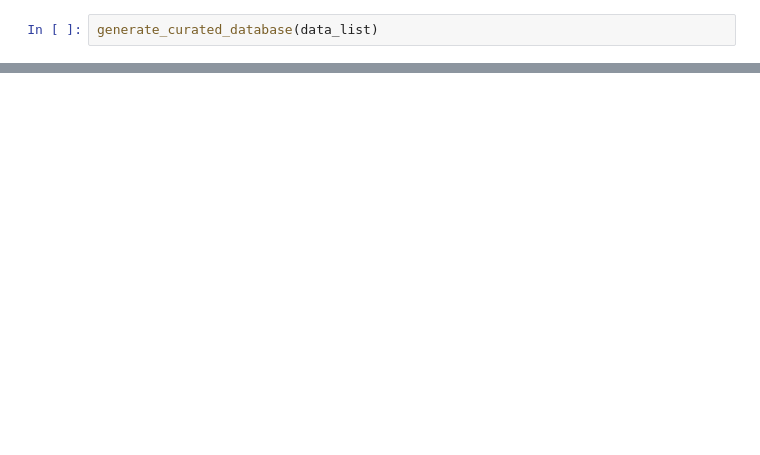
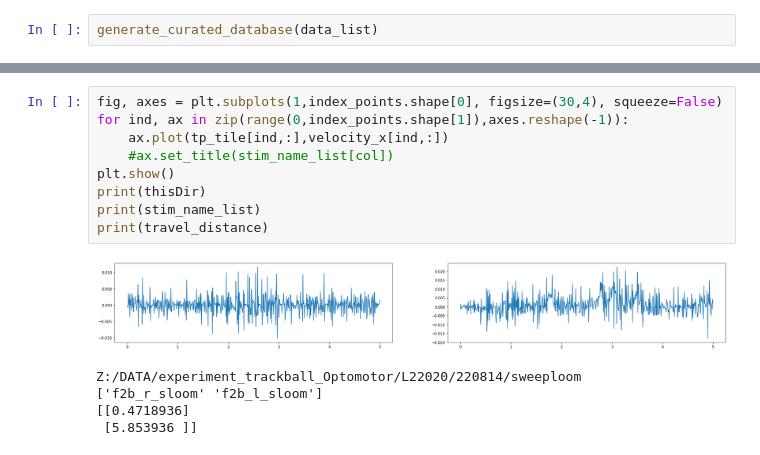
Before and after one commit to chiyu1203/bonfic, a Jupyter notebook: track_ball_notebook.ipynb, the cells around one changed output, grey strips where cells are left out. Cells and saved outputs as stored; diff of their text form; blank space fills up the shorter version.

```diff
--- a/track_ball_notebook.ipynb
+++ b/track_ball_notebook.ipynb
@@ -419,0 +275,15 @@ print(stim_name_list)
+# %%
+fig, axes = plt.subplots(1,index_points.shape[0], figsize=(30,4), squeeze=False)
+for ind, ax in zip(range(0,index_points.shape[1]),axes.reshape(-1)):
+    ax.plot(tp_tile[ind,:],velocity_x[ind,:])
+    #ax.set_title(stim_name_list[col])
+plt.show()
+print(thisDir)
+print(stim_name_list)
+print(travel_distance)
+# %% [output]
+[figure, added]
+Z:/DATA/experiment_trackball_Optomotor/L22020/220814/sweeploom
+['f2b_r_sloom' 'f2b_l_sloom']
+[[0.4718936]
+ [5.853936 ]]
```
Also changed, not shown: parts of 23 cells of this notebook.
